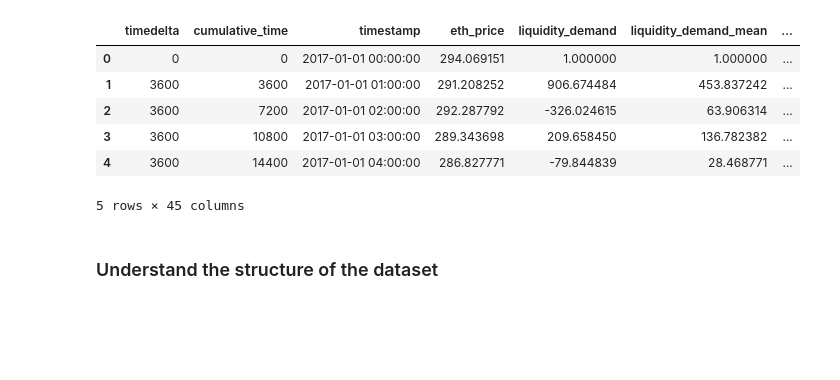
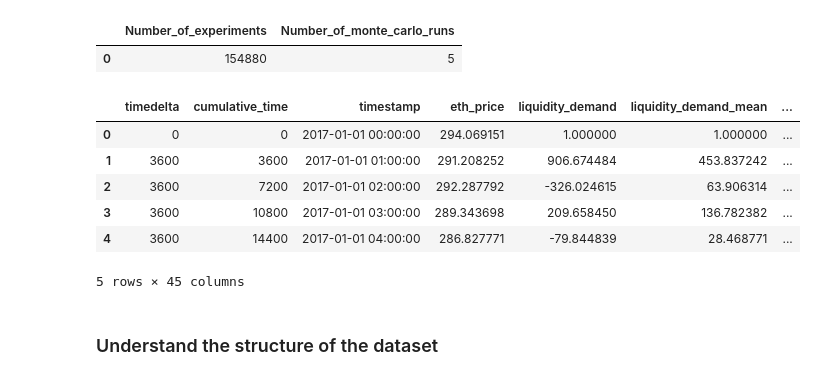
Before and after one commit to BlockScience/reflexer, a Jupyter notebook: notebooks/analysis/Recommended_Parameter_Analysis.ipynb, the cells around one changed output. Cells and saved outputs as stored; diff of their text form; code cells hidden in the pictures; blank space fills up the shorter version.

```diff
--- a/notebooks/analysis/Recommended_Parameter_Analysis.ipynb
+++ b/notebooks/analysis/Recommended_Parameter_Analysis.ipynb
@@ -92,6 +97,16 @@ import matplotlib.pyplot as plt
 import seaborn as sns
 
 %matplotlib inline
+# %%
+# meta information
+
+data = {'Number_of_experiments': [154880],'Number_of_monte_carlo_runs': [5],
+        'Frequency_of_success':[]}
+meta_info = pd.DataFrame.from_dict(data)
+meta_info
+# %% [output]
+|  | Number_of_experiments | Number_of_monte_carlo_runs |
+| 0 | 154880 | 5 |
 # %%
 parameter_df = pd.read_pickle("saved_results/processed_results.pickle")
 # %%
```
Also changed, not shown: parts of 2 cells of this notebook, 7 other files.
